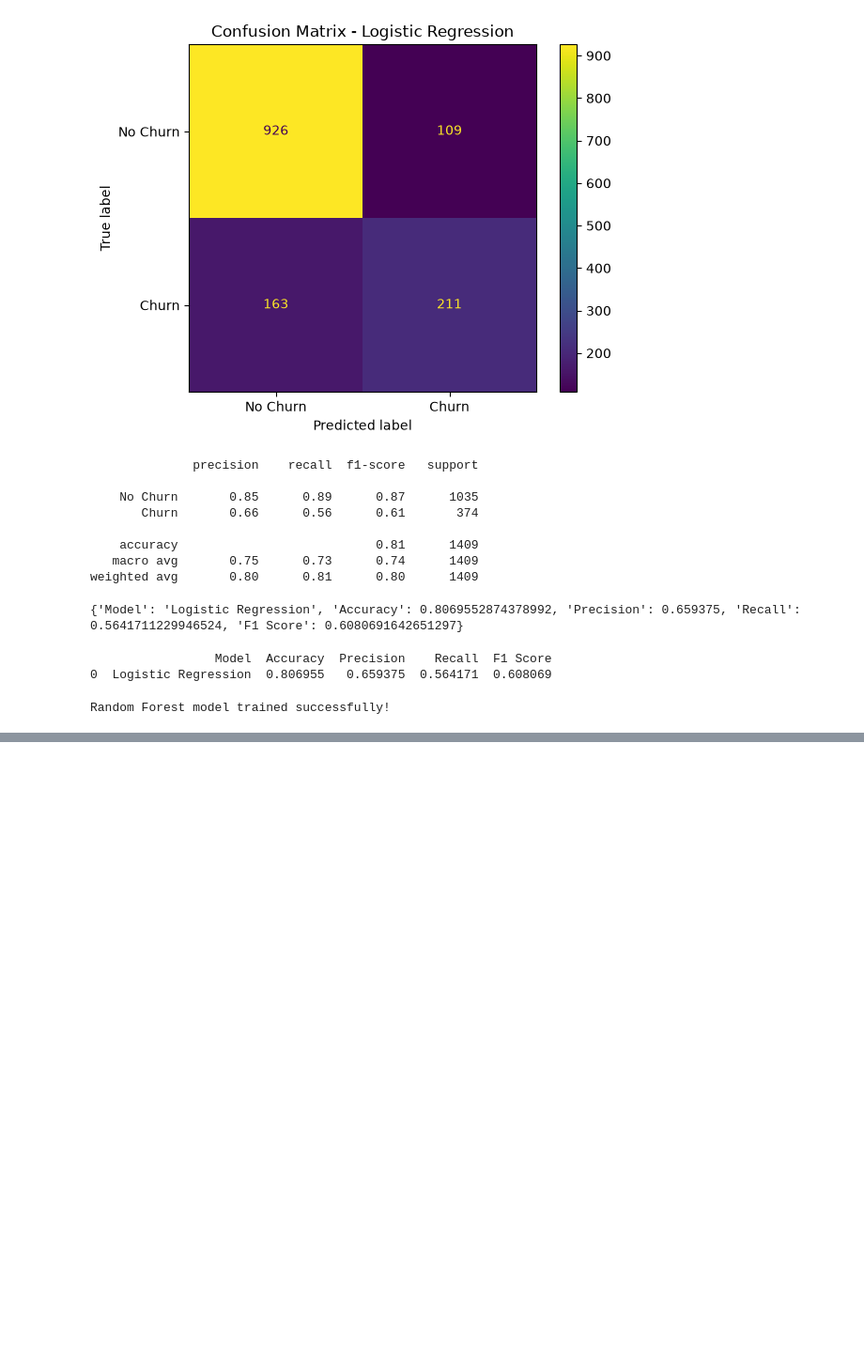
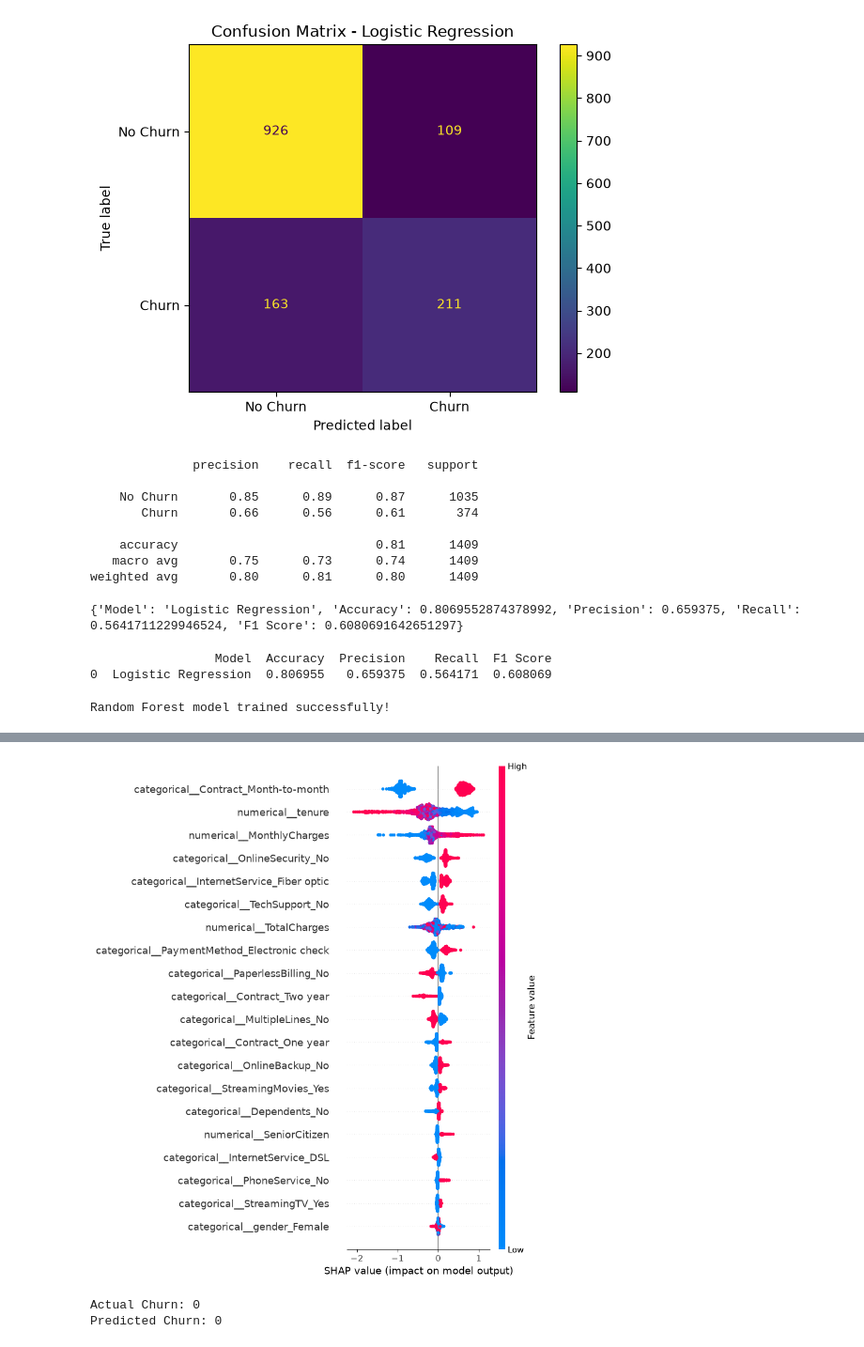
Before and after one commit to azmeerakishore/customer-churn-ltv-engine, a Jupyter notebook: notebooks/EDA.ipynb, the cells around one changed output, grey strips where cells are left out. Shown at 94% size. Cells and saved outputs as stored; diff of their text form; code cells hidden in the pictures; blank space fills up the shorter version.

```diff
--- a/notebooks/EDA.ipynb
+++ b/notebooks/EDA.ipynb
@@ -2483,0 +2638,12 @@ Random Forest model trained successfully!
+# %%
+from xgboost import XGBClassifier
+
+xgb_model = XGBClassifier(
+    n_estimators=200,
+    learning_rate=0.05,
+    max_depth=4,
+    random_state=42,
+    eval_metric="logloss"
+)
+
+xgb_model.fit(X_train, y_train)
@@ -2483,0 +2739,16 @@ Random Forest model trained successfully!
+# %%
+shap.summary_plot(
+    shap_values,
+    X_test,
+    feature_names=feature_names
+)
+# %% [output]
+[figure, added]
+# %%
+customer_index = 0
+
+print("Actual Churn:", y_test.iloc[customer_index])
+print("Predicted Churn:", xgb_pred[customer_index])
+# %% [output]
+Actual Churn: 0
+Predicted Churn: 0
```
Also changed, not shown: parts of 18 cells of this notebook.
